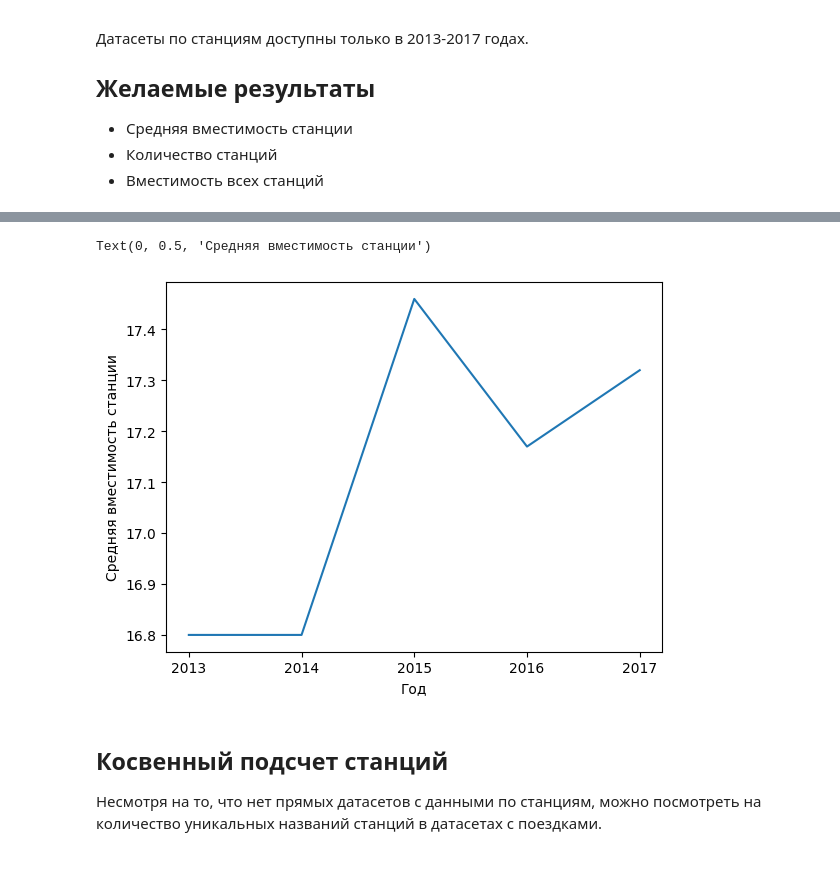
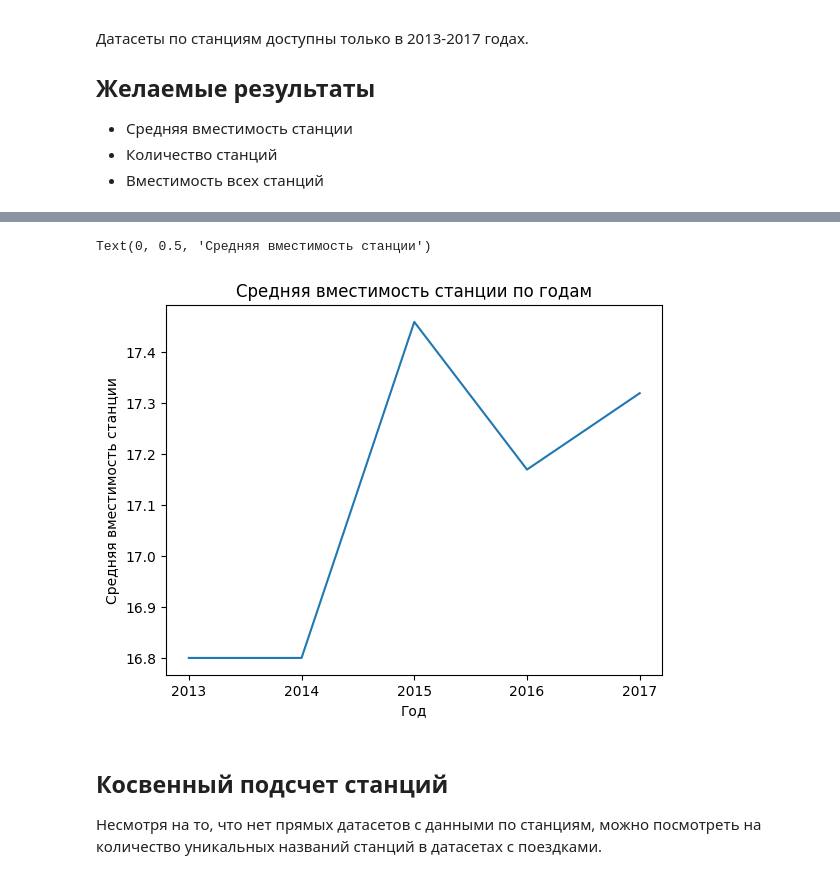
Before and after one commit to kapibarr/big-data-project, a Jupyter notebook: stations_statistic.ipynb, the cells around one changed output, grey strips where cells are left out. Cells and saved outputs as stored; diff of their text form; code cells hidden in the pictures.

```diff
--- a/stations_statistic.ipynb
+++ b/stations_statistic.ipynb
@@ -41,11 +43,12 @@ average_capacity_per_station = [
 # %%
 plt.plot(range(2013, 2018), average_capacity_per_station)
 plt.xticks(range(2013, 2018))
+plt.title("Средняя вместимость станции по годам")
 plt.xlabel("Год")
 plt.ylabel("Средняя вместимость станции")
 # %% [output]
 Text(0, 0.5, 'Средняя вместимость станции')
-[figure, old version]
+[figure, new version]
 # %% [markdown]
 ## Косвенный подсчет станций
 Несмотря на то, что нет прямых датасетов с данными по станциям, можно посмотреть на количество уникальных названий станций в датасетах с поездками.
```
Also changed, not shown: parts of 3 cells of this notebook, 1 other file.
